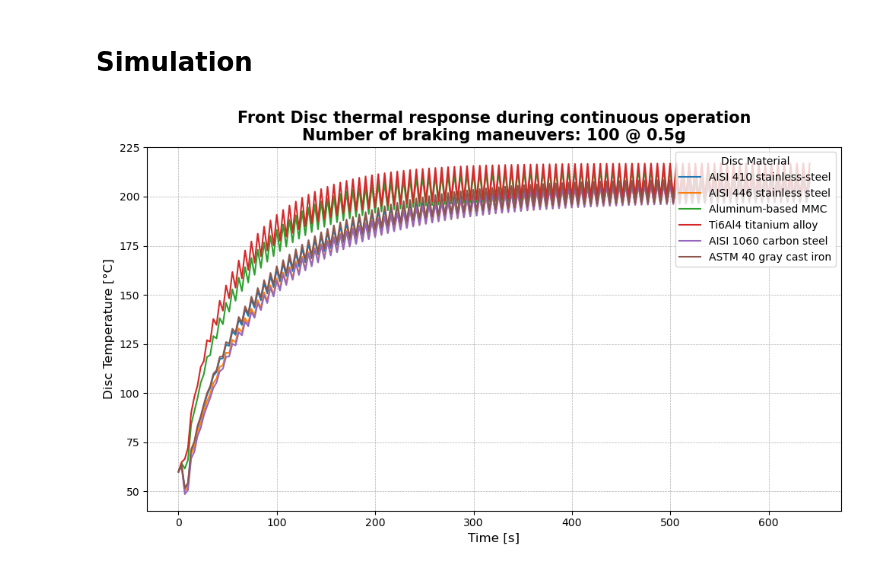
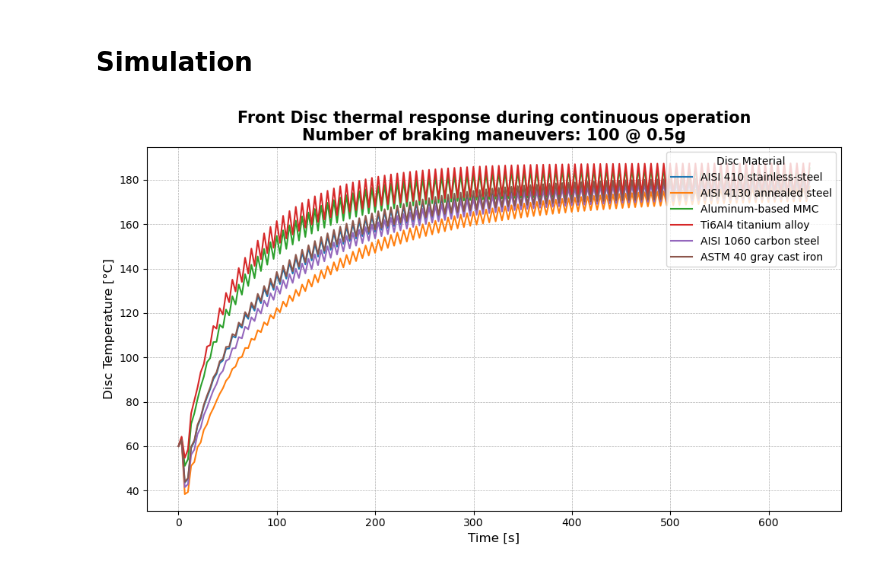
Before and after one commit to LHRIC/Brakes-Thermal-Model, a Jupyter notebook: Braking_Simulation.ipynb, the cells around one changed output. Saved outputs shown, nothing was run; the diff lists cells and outputs as text; code cells hidden in the pictures.

```diff
--- a/Braking_Simulation.ipynb
+++ b/Braking_Simulation.ipynb
@@ -151,4 +137,4 @@ Ef
 # %%
-P_avgF = Ef / t_stop; #Average power dissipated during the braking maneuver [W]
+P_avgF = Ef / T_STOP; #Average power dissipated during the braking maneuver [W]
 P_avgF
 # %% [output]
@@ -180,6 +166,7 @@ def material_properties(T_disc, mat):
 
     # Material properties based on the given material type
     if mat == 1:
+        # AISI 410 stainless-steel
         rho_metal = 7740  # Density [kg/m^3]
         if T < 100:
             k_metal = 24.9  # Thermal Conductivity [W/mK]
@@ -189,26 +176,31 @@ def material_properties(T_disc, mat):
             Cp_metal = 0.1 * T + 450  # Specific Heat [J/kgK]
 
     elif mat == 2:
-        rho_metal = 7800  # Density [kg/m^3]
-        k_metal = (0.00008980370684893290 * T + 0.20061671922950300000) * 100  # Thermal Conductivity [W/mK]
-        Cp_metal = (0.00004814992250246590 * T + 0.11139284204593500000) * 4184  # Specific Heat [J/kgK]
+        # AISI 4130 annealed steel
+        rho_metal = 7850  # Density [kg/m^3]
+        k_metal =  36.32 # Thermal Conductivity [W/mK]
+        Cp_metal = 600 # Specific Heat [J/kgK]
 
     elif mat == 3:
+        # Aluminum-based MMC
         rho_metal = 2760  # Density [kg/m^3]
         k_metal = 180  # Thermal Conductivity [W/mK]
         Cp_metal = 950  # Specific Heat [J/kgK]
 
     elif mat == 4:
+        # Ti6Al4 titanium alloy
         rho_metal = 4420  # Density [kg/m^3]
         k_metal = 6.7  # Thermal Conductivity [W/mK]
         Cp_metal = 526  # Specific Heat [J/kgK]
 
     elif mat == 5:
+        # AISI 1060 carbon steel
         rho_metal = 7850  # Density [kg/m^3]
         k_metal = 49.8  # Thermal Conductivity [W/mK]
         Cp_metal = 502  # Specific Heat [J/kgK]
 
     elif mat == 6:
+        # ASTM 40 gray cast iron
         rho_metal = 7150  # Density [kg/m^3]
         k_metal = 53.3  # Thermal Conductivity [W/mK]
         Cp_metal = 490  # Specific Heat [J/kgK]
@@ -232,8 +224,8 @@ import numpy as np
 import matplotlib.pyplot as plt
 from scipy.interpolate import interp1d
 
-# Number of time steps (assuming 'n' is defined)
-n_time_steps = 2 * n
+# Number of time steps (assuming 'N' is defined)
+n_time_steps = 2 * N
 
 # Initialize arrays
 T_disc = np.zeros(n_time_steps)
@@ -248,7 +240,7 @@ Pr_f = np.zeros(n_time_steps)
 BixFo = np.zeros(n_time_steps)
 
 # Initialize results matrix
-T_disc_mat = np.zeros((n_materials, n_time_steps))
+T_disc_mat = np.zeros((N_MATERIALS, n_time_steps))
 
 # Define interpolation functions for air properties
 f_rho_air = interp1d(Air_props['Temp'], Air_props['Density'], kind='linear', fill_value="extrapolate")
@@ -267,7 +259,7 @@ def get_air_properties(T):
 # %% [markdown]
 # Simulation
 # %%
-for mat in range(n_materials):
+for mat in range(N_MATERIALS):
     # Initialize material-specific properties
     # Load initial material properties at T_disc[0]
     T_disc[0] = 60 + 273.15  # Initial disc temperature [K]
@@ -289,7 +281,7 @@ for mat in range(n_materials):
                 T_disc[i] = 60 + 273.15
             else:
                 # Calculate BixFo
-                BixFo = h_conv[i - 2] * A_total * t_cool / (rho_metal * V_disc * Cp_metal)
+                BixFo = h_conv[i - 2] * A_total * T_COOL / (rho_metal * V_disc * Cp_metal)
                 T_disc[i] = T_air + (1 - np.exp(-0.5 * (i + 1) * BixFo)) * DT_f / (1 - np.exp(-BixFo))
 
             # Update Air Temperature [K]
@@ -303,7 +295,7 @@ for mat in range(n_materials):
             rho_air_f[i], mu_air_f[i], Cp_air_f[i], k_air_f[i] = get_air_properties(T_film[i])
 
             # Reynolds number
-            Re_f[i] = (V_mean * 2 * r_disc * rho_air_f[i]) / mu_air_f[i]
+            Re_f[i] = (V_MEAN * 2 * r_disc * rho_air_f[i]) / mu_air_f[i]
 
             # Prandtl number
             Pr_f[i] = (mu_air_f[i] * Cp_air_f[i]) / k_air_f[i]
@@ -313,9 +305,6 @@ for mat in range(n_materials):
 
             # Load material properties at current temperature
             rho_metal, k_metal, Cp_metal, k_pad, Cp_pad, rho_pad, k_plate = material_properties(T_disc[i], mat + 1)
-
-            # Total surface area
-            A_total = A_edge + 2 * A_side + A_holes
 
             # Biot number
             Bi = h_conv[i] * (V_disc / A_total) / k_metal
@@ -336,41 +325,41 @@ for mat in range(n_materials):
             f = (S_d - (2 * S_p)) / S_d  # Approximately 0.8
 
             # Compute cooling
-            Dt_cool = (-H_convection - H_radiation) * t_cool / (rho_metal * V_disc * Cp_metal)
+            Dt_cool = (-H_convection - H_radiation) * T_COOL / (rho_metal * V_disc * Cp_metal)
 
             # Compute temperature rise
-            Dt_brake = P_avgF * t_stop * p / (rho_metal * V_disc * Cp_metal)
+            Dt_brake = P_avgF * T_STOP * p / (rho_metal * V_disc * Cp_metal)
             DT_f = Dt_brake + Dt_cool * f
 
     # Save the results from the current material cycle
     T_disc_mat[mat, :] = T_disc
 # %%
-time = np.linspace(0, (t_stop + t_cool) * n, 2 * n)
+time = np.linspace(0, (T_STOP + T_COOL) * N, 2 * N)
 
 # Plotting the results
 plt.figure(figsize=(10, 6))
 
 # Plot each material's temperature curve
-for i, material in enumerate(['AISI 410 stainless-steel', 'AISI 446 stainless steel',
+for i, material in enumerate(['AISI 410 stainless-steel', 'AISI 4130 annealed steel',
                               'Aluminum-based MMC', 'Ti6Al4 titanium alloy',
                               'AISI 1060 carbon steel', 'ASTM 40 gray cast iron']):
     plt.plot(time, T_disc_mat[i] - 273.15, label=material)
 
 # Formatting
 plt.grid(True, which='both', linestyle='--', linewidth=0.5)
 plt.xlabel('Time [s]', fontsize=12)
 plt.ylabel('Disc Temperature [°C]', fontsize=12)
 
 # Title and subtitle
 plottitle = 'Front Disc thermal response during continuous operation'
-subtitle = f'Number of braking maneuvers: {n} @ {Decel_avg/9.81:.1f}g'
+subtitle = f'Number of braking maneuvers: {N} @ {DECEL_AVG/9.81:.1f}g'
 plt.title(f'{plottitle}\n{subtitle}', fontsize=15, fontweight='bold', color='black')
 
 # Legend
 plt.legend(title='Disc Material', loc='upper right', fontsize=10)
 
 # Display the plot
 plt.tight_layout()
 plt.show()
 # %% [output]
-[figure, old version]
+[figure, new version]
```
Also changed, not shown: parts of 5 cells of this notebook.
